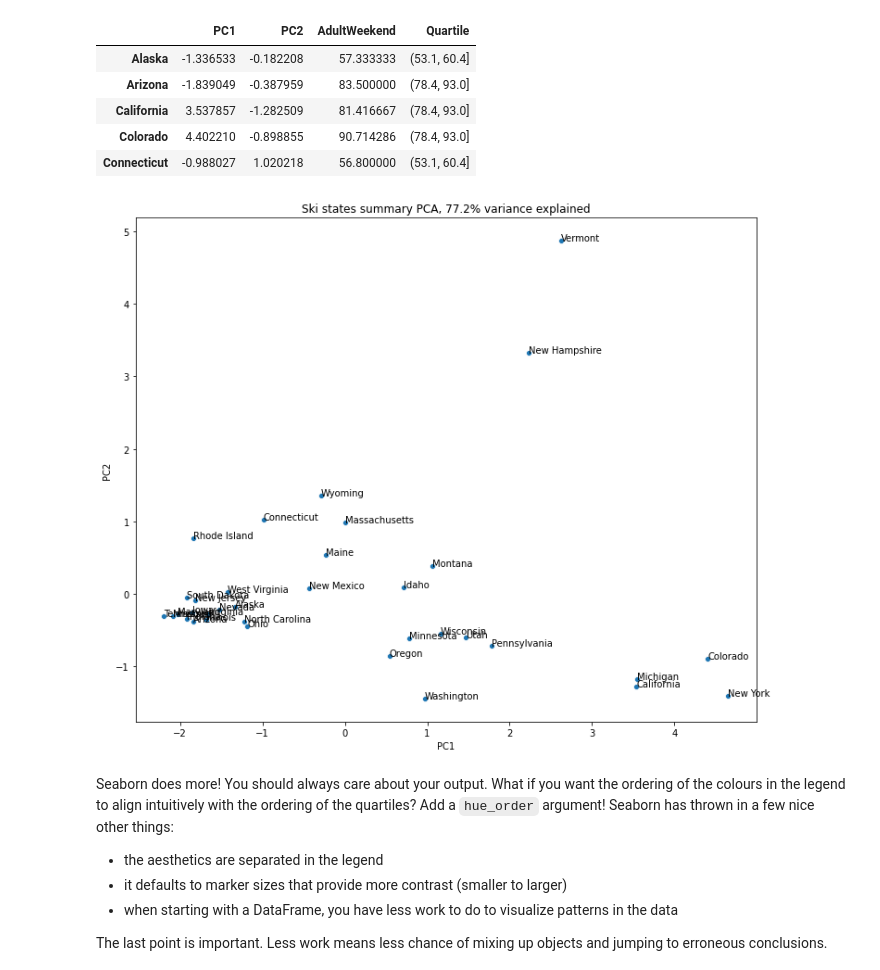
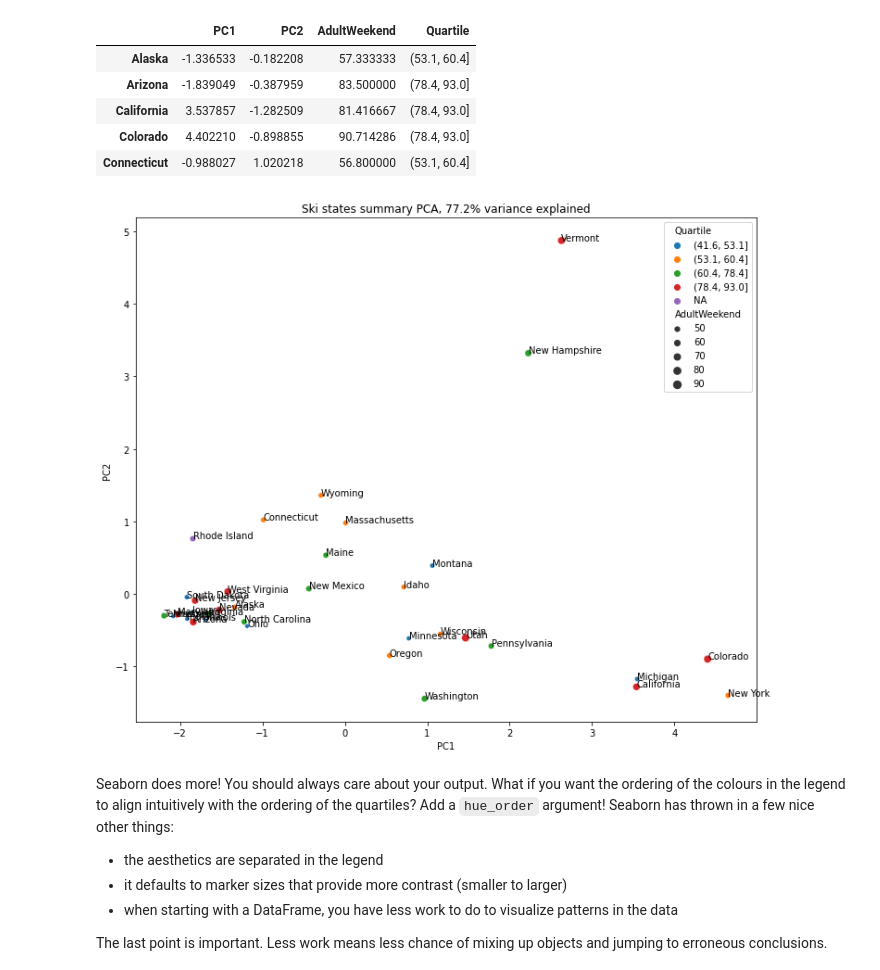
Before and after one commit to jharvey407/DataScienceGuidedCapstone, a Jupyter notebook: Step Three - Exploratory Data Analysis/03_exploratory_data_analysis.ipynb, the cells around one changed output. Saved outputs shown, nothing was run; the diff lists cells and outputs as text; code cells hidden in the pictures.

```diff
--- a/Step Three - Exploratory Data Analysis/03_exploratory_data_analysis.ipynb
+++ b/Step Three - Exploratory Data Analysis/03_exploratory_data_analysis.ipynb
@@ -623,24 +623,24 @@ pca_df.head()
 # %%
 #Code task 11#
 #Create a seaborn scatterplot by calling `sns.scatterplot`
 #Specify the dataframe pca_df as the source of the data,
 #specify 'PC1' for x and 'PC2' for y,
 #specify 'AdultWeekend' for the pointsize (scatterplot's `size` argument),
 #specify 'Quartile' for `hue`
 #specify pca_df.Quartile.cat.categories for `hue_order` - what happens with/without this?
 x = pca_df.PC1
 y = pca_df.PC2
 state = pca_df.index
 plt.subplots(figsize=(12, 10))
 # Note the argument below to make sure we get the colours in the ascending
 # order we intuitively expect!
-sns.scatterplot(x='PC1', y='PC2', data=pca_df ) # , size='AdultWeekend', hue='Quartile', data=pca_df)
+sns.scatterplot(x='PC1', y='PC2', data=pca_df, size='AdultWeekend', hue='Quartile') # , size='AdultWeekend', hue='Quartile', data=pca_df)
 #and we can still annotate with the state labels
 for s, x, y in zip(state, x, y):
     plt.annotate(s, (x, y))
 plt.title(f'Ski states summary PCA, {pc_var:.1f}% variance explained');
 # %% [output]
-[figure, old version]
+[figure, new version]
 # %% [markdown]
 Seaborn does more! You should always care about your output. What if you want the ordering of the colours in the legend to align intuitively with the ordering of the quartiles? Add a `hue_order` argument! Seaborn has thrown in a few nice other things:
 
```
